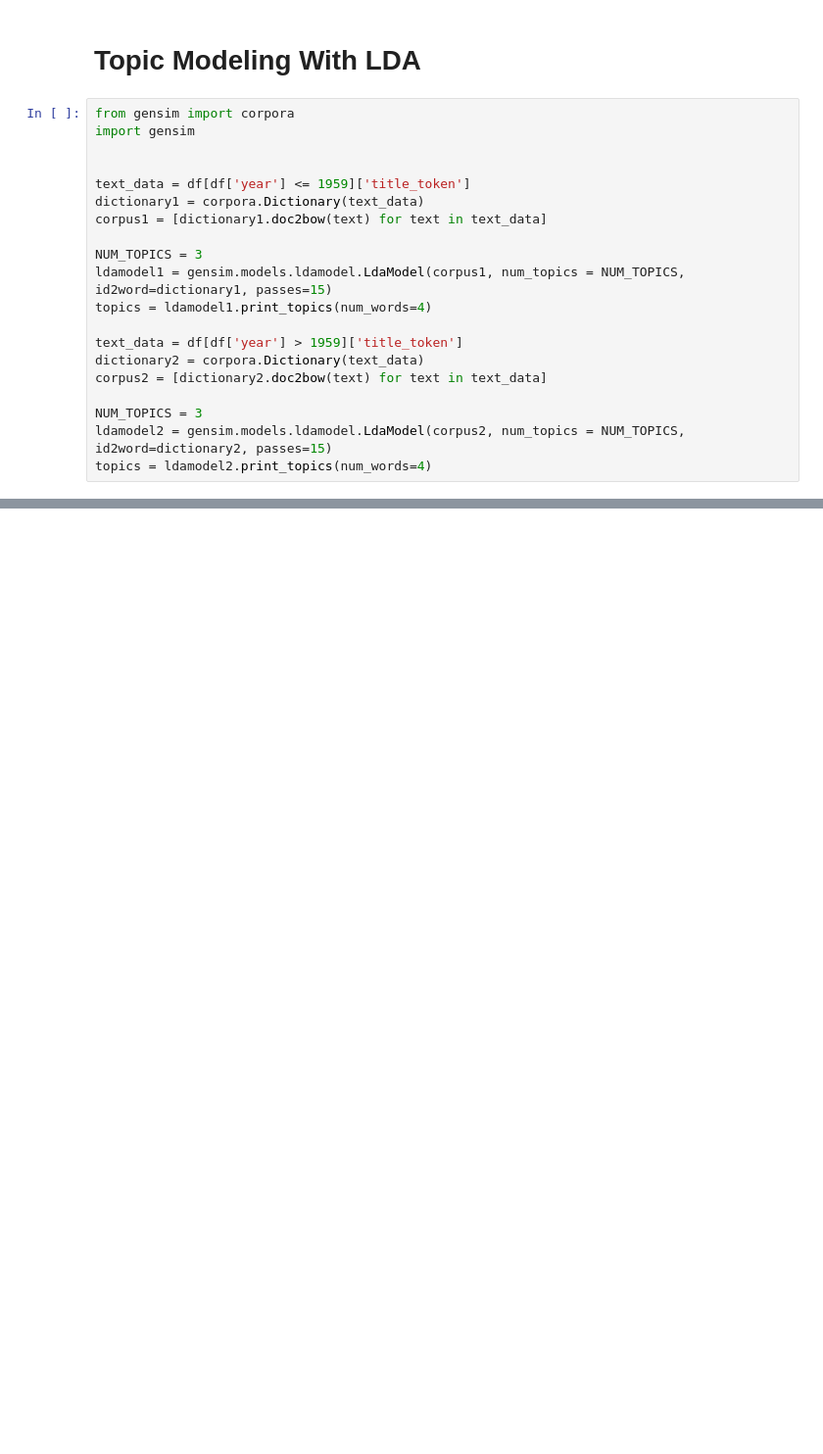
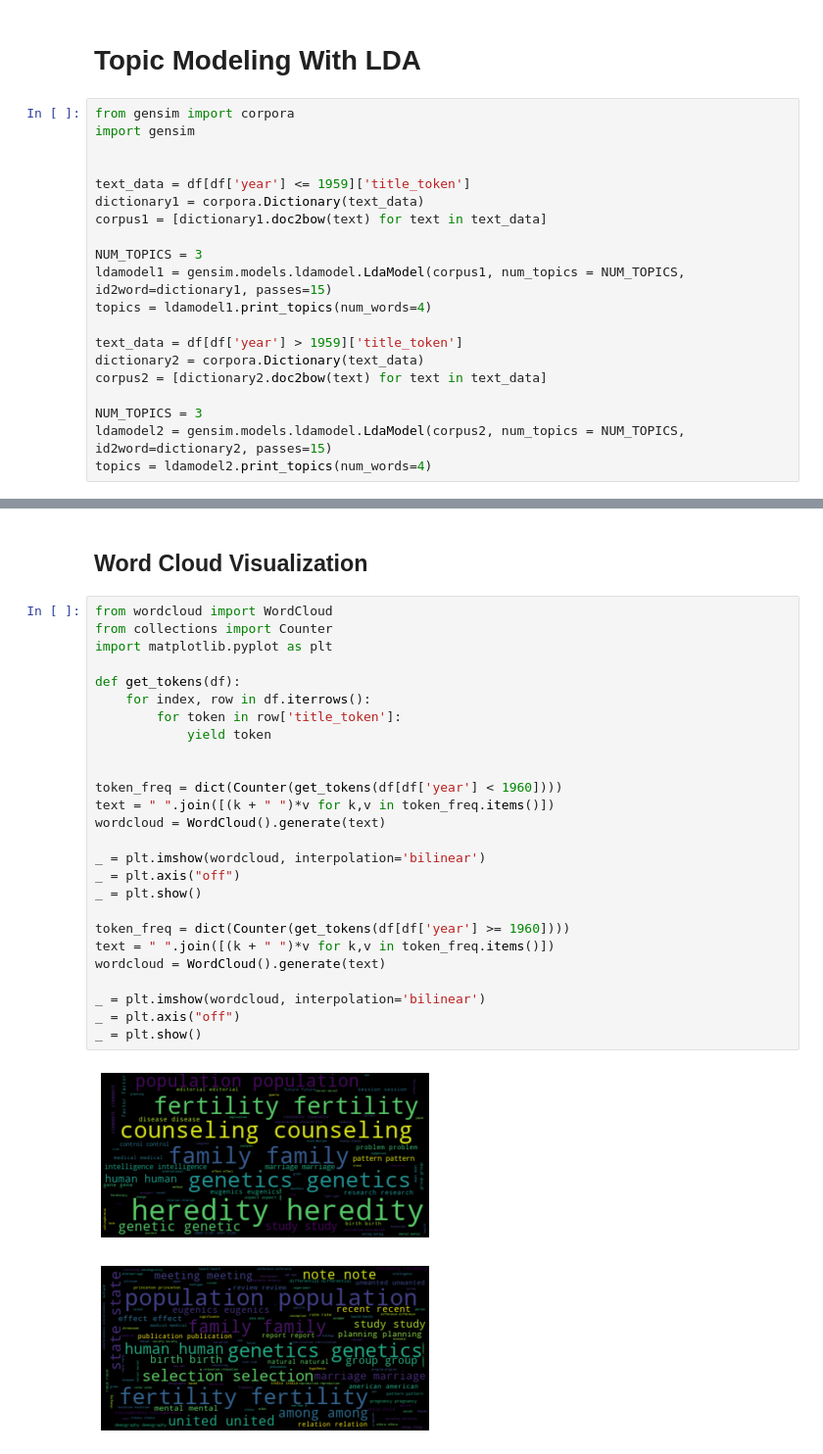
Before and after one commit to zekemorton/TopicModelingProject, a Jupyter notebook: topic_modeling.ipynb, the cells around one changed output, grey strips where cells are left out. Shown: that part at 98% size. Drawn from its saved outputs; the diff is of its cells as text; blank space fills up the shorter version.

Commit message:
Added word cloud

```diff
--- a/topic_modeling.ipynb
+++ b/topic_modeling.ipynb
@@ -208,3 +208,34 @@ lda_display = pyLDAvis.gensim.prepare(ldamodel2, corpus2, dictionary2, sort_topi
 pyLDAvis.display(lda_display)
 # %% [output]
 [interactive output not drawn]
+# %% [markdown]
+## Word Cloud Visualization
+# %%
+from wordcloud import WordCloud
+from collections import Counter
+import matplotlib.pyplot as plt
+
+def get_tokens(df):
+    for index, row in df.iterrows():
+        for token in row['title_token']:
+            yield token
+
+
+token_freq = dict(Counter(get_tokens(df[df['year'] < 1960])))
+text = " ".join([(k + " ")*v for k,v in token_freq.items()])
+wordcloud = WordCloud().generate(text)
+
+_ = plt.imshow(wordcloud, interpolation='bilinear')
+_ = plt.axis("off")
+_ = plt.show()
+
+token_freq = dict(Counter(get_tokens(df[df['year'] >= 1960])))
+text = " ".join([(k + " ")*v for k,v in token_freq.items()])
+wordcloud = WordCloud().generate(text)
+
+_ = plt.imshow(wordcloud, interpolation='bilinear')
+_ = plt.axis("off")
+_ = plt.show()
+# %% [output]
+[figure, added]
+[figure, added]
```
